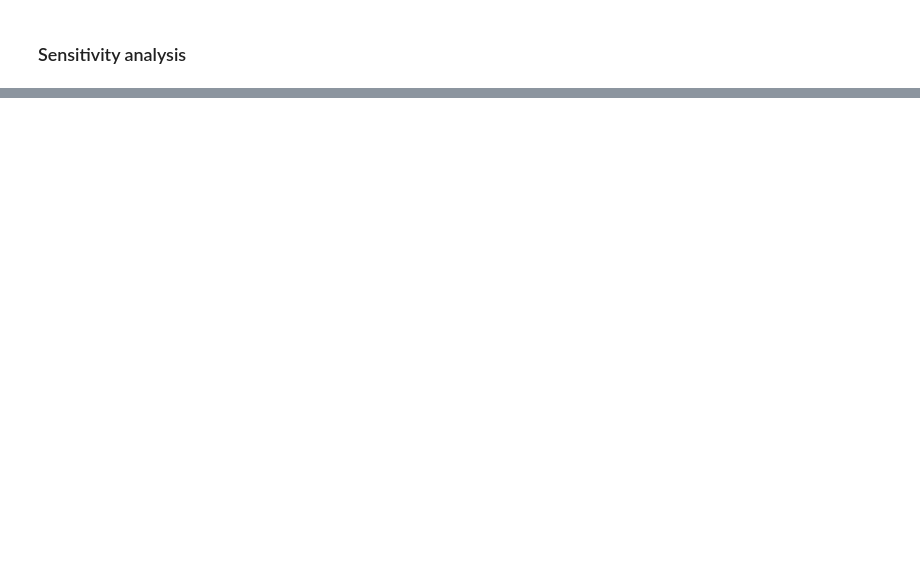
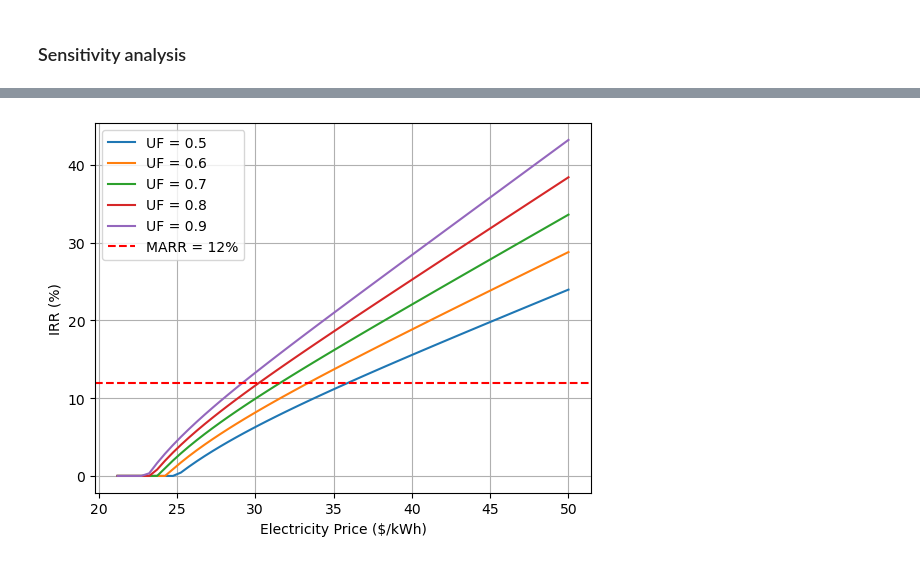
Before and after one commit to SaM-92/Optimisation-openai, a Jupyter notebook: notebook1_generation_cap.ipynb, the cells around one changed output, grey strips where cells are left out. Saved outputs shown, nothing was run; the diff lists cells and outputs as text; code cells hidden in the pictures; blank space fills up the shorter version.

Commit message:
function to do sensitivity analysis

```diff
--- a/notebook1_generation_cap.ipynb
+++ b/notebook1_generation_cap.ipynb
@@ -149,0 +244,82 @@ df_uf
+# %%
+import numpy_financial as npf
+import matplotlib.pyplot as plt
+import pandas as pd
+import numpy as np
+
+def calculate_and_plot(input_data, elec_prices, ufs,MARR):
+    # Calculate the period of one year
+    period_of_one_year = 24 * 365
+
+    # Create a DataFrame to store the results
+    df = pd.DataFrame(columns=["elec_price", "uf", "IRR"])
+
+    # Calculate the IRR for each combination of electricity price and utilization factor
+    for elec_price in elec_prices:
+        for uf in ufs:
+            # Calculate the investment cost
+            investment_cost = input_data['Investment Cost']['value'] * input_data['Capacity']['value'] * 1000  # 1000 is required to convert MW to kW
+
+            # Calculate the production power
+            production_power = input_data['Capacity']['value'] * uf * period_of_one_year
+
+            # Calculate the production cost
+            production_cost = production_power * input_data['Heat rate at rated output']['value'] * input_data['Expected fuel cost']['value'] * 0.001  # 0.001 is required due to $/Mbtu and Btu/kWh
+
+            # Calculate the revenue
+            revenue = production_power * elec_price
+
+            # Create a list of net cash flows
+            cash_flows = [-investment_cost] + [revenue - production_cost] * (input_data['Expected plant life']['value'] - 1)
+
+            # Calculate the IRR
+            irr = npf.irr(cash_flows)
+
+            # If the IRR is negative, set it to 0
+            if irr < 0:
+                irr = 0
+
+            # Convert IRR to percentage
+            irr_percent = irr * 100
+
+            # Add the results to the DataFrame
+            df_to_append = pd.DataFrame([{"elec_price": elec_price, "uf": uf, "IRR": irr_percent}], columns=["elec_price", "uf", "IRR"])
+            df = pd.concat([df, df_to_append], ignore_index=True)
+
+    # Plot the IRR for each utilization factor
+    for uf in ufs:
+        df_uf = df[df["uf"] == uf]
+        plt.plot(df_uf["elec_price"], df_uf["IRR"], label=f"UF = {uf}")
+
+    # Set the y-axis limit
+    #plt.ylim(0, 30)
+
+    # Add a grid
+    plt.grid(True)
+
+    # Add a horizontal line for the MARR
+    plt.axhline(y=MARR, color='r', linestyle='--', label="MARR = 12%")
+
+    plt.xlabel("Electricity Price ($/kWh)")
+    plt.ylabel("IRR (%)")
+    plt.legend()
+    plt.show()
+
+# Define the input data
+input_data = {
+    "Investment Cost": {"value": 533, "unit": "$/kW"},
+    "Expected plant life": {"value": 30, "unit": "years"},
+    "Heat rate at rated output": {"value": 6927, "unit": "Btu/kWh"},
+    "Expected fuel cost": {"value": 3, "unit": "$/Mbtu"},
+    "Capacity": {"value": 500, "unit": "MW"}
+}
+
+
+# Define the range of electricity prices and utilization factors
+elec_prices = np.linspace(0, 50, 100)  # replace with your range of electricity prices
+ufs = [0.5, 0.6, 0.7, 0.8, 0.9]  # replace with your range of utilization factors
+MARR=12
+# Call the function
+calculate_and_plot(input_data, elec_prices, ufs, MARR)
+# %% [output]
+[figure, added]
```
Also changed, not shown: parts of 5 cells of this notebook.
